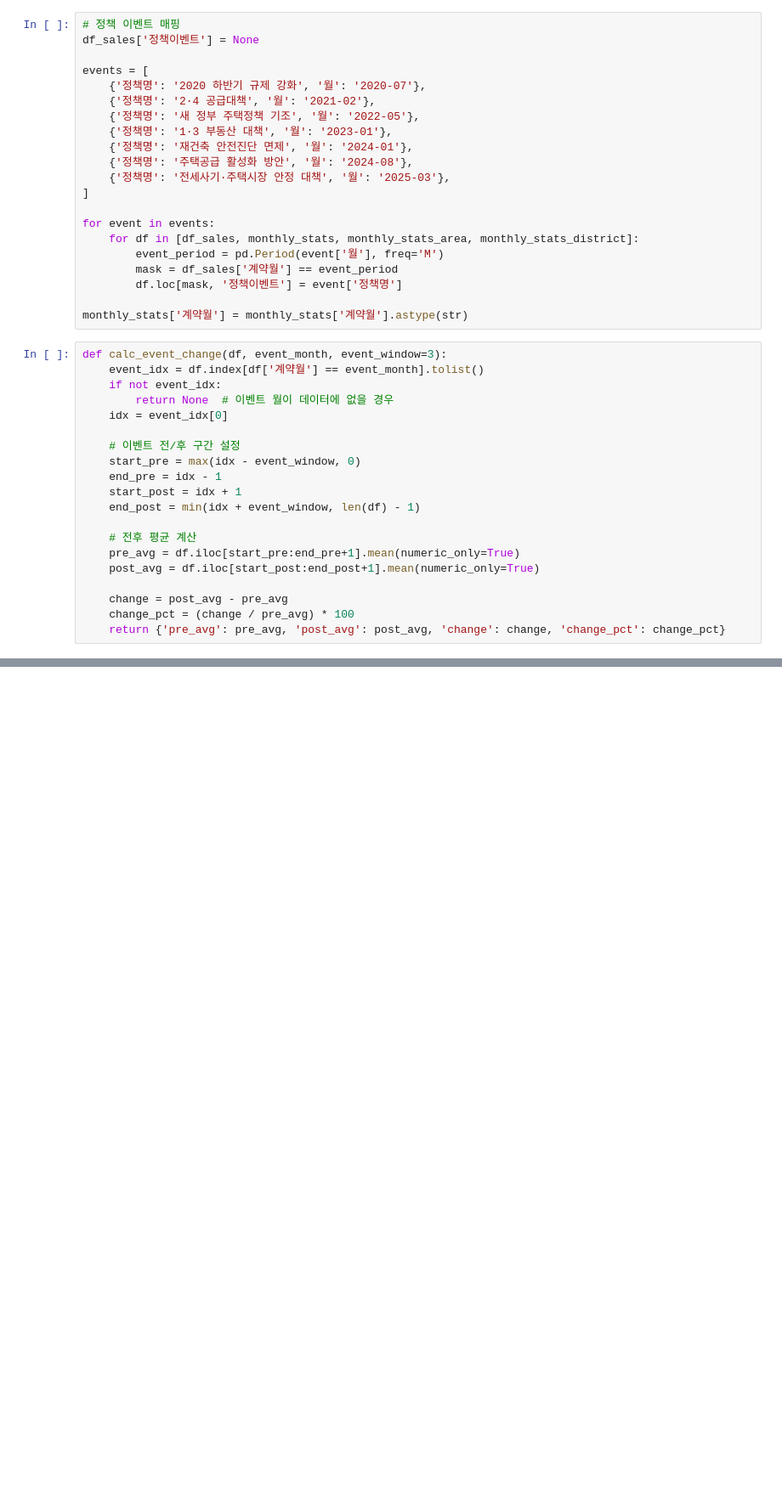
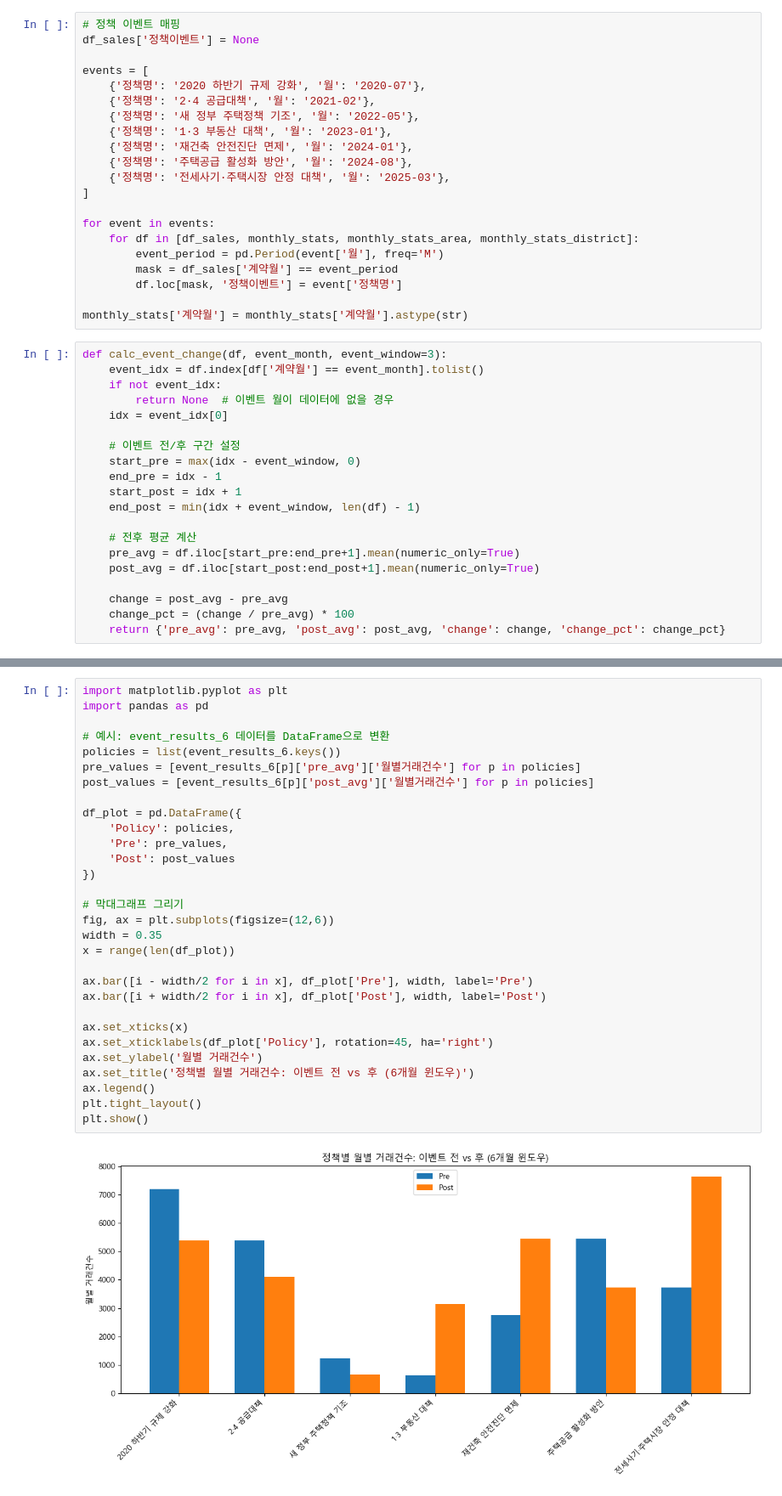
Before and after one commit to krystallinekim/pjt-DataAnalysis-Korean_Real_Estate, a Jupyter notebook: 04-2_event_story.ipynb, the cells around one changed output, grey strips where cells are left out. Shown: that part at 85% size. Drawn from its saved outputs; the diff is of its cells as text; blank space fills up the shorter version.

```diff
--- a/04-2_event_story.ipynb
+++ b/04-2_event_story.ipynb
@@ -193,0 +208,32 @@ for event in events:
+# %%
+import matplotlib.pyplot as plt
+import pandas as pd
+
+# 예시: event_results_6 데이터를 DataFrame으로 변환
+policies = list(event_results_6.keys())
+pre_values = [event_results_6[p]['pre_avg']['월별거래건수'] for p in policies]
+post_values = [event_results_6[p]['post_avg']['월별거래건수'] for p in policies]
+
+df_plot = pd.DataFrame({
+    'Policy': policies,
+    'Pre': pre_values,
+    'Post': post_values
+})
+
+# 막대그래프 그리기
+fig, ax = plt.subplots(figsize=(12,6))
+width = 0.35
+x = range(len(df_plot))
+
+ax.bar([i - width/2 for i in x], df_plot['Pre'], width, label='Pre')
+ax.bar([i + width/2 for i in x], df_plot['Post'], width, label='Post')
+
+ax.set_xticks(x)
+ax.set_xticklabels(df_plot['Policy'], rotation=45, ha='right')
+ax.set_ylabel('월별 거래건수')
+ax.set_title('정책별 월별 거래건수: 이벤트 전 vs 후 (6개월 윈도우)')
+ax.legend()
+plt.tight_layout()
+plt.show()
+# %% [output]
+[figure, added]
```
Also changed, not shown: parts of 3 cells of this notebook.
